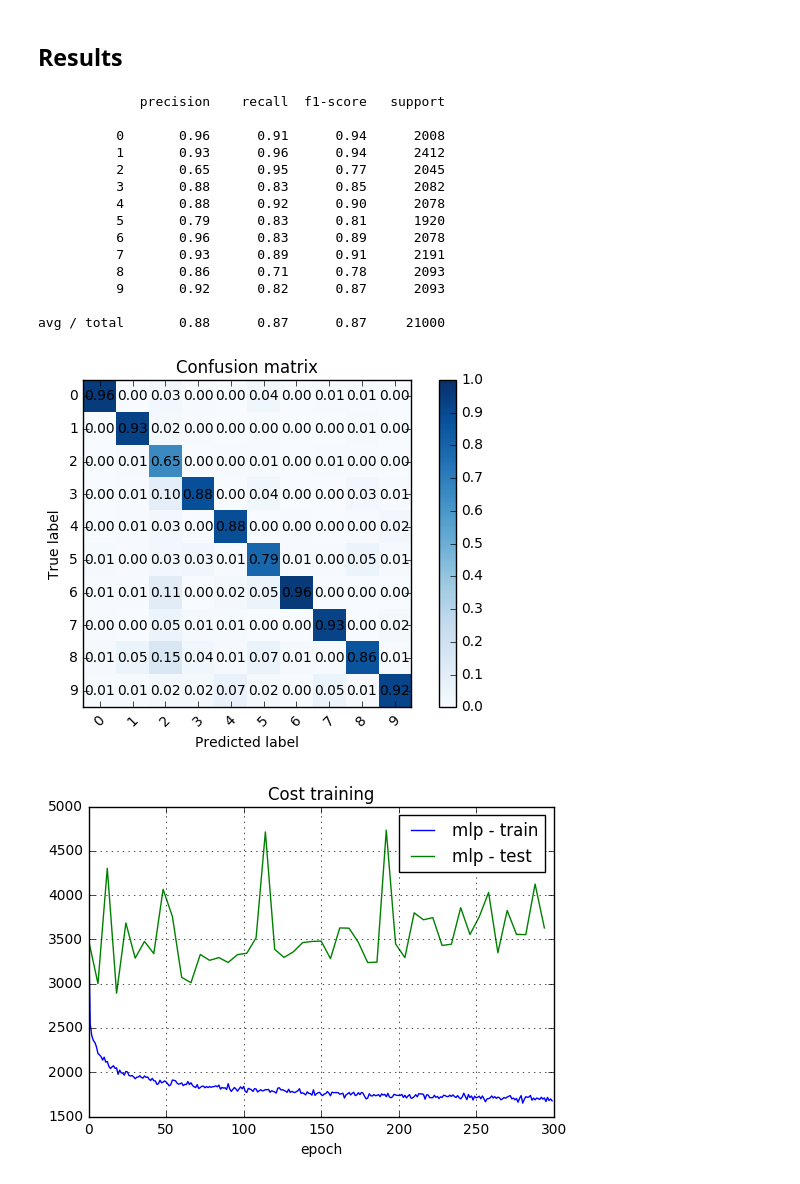
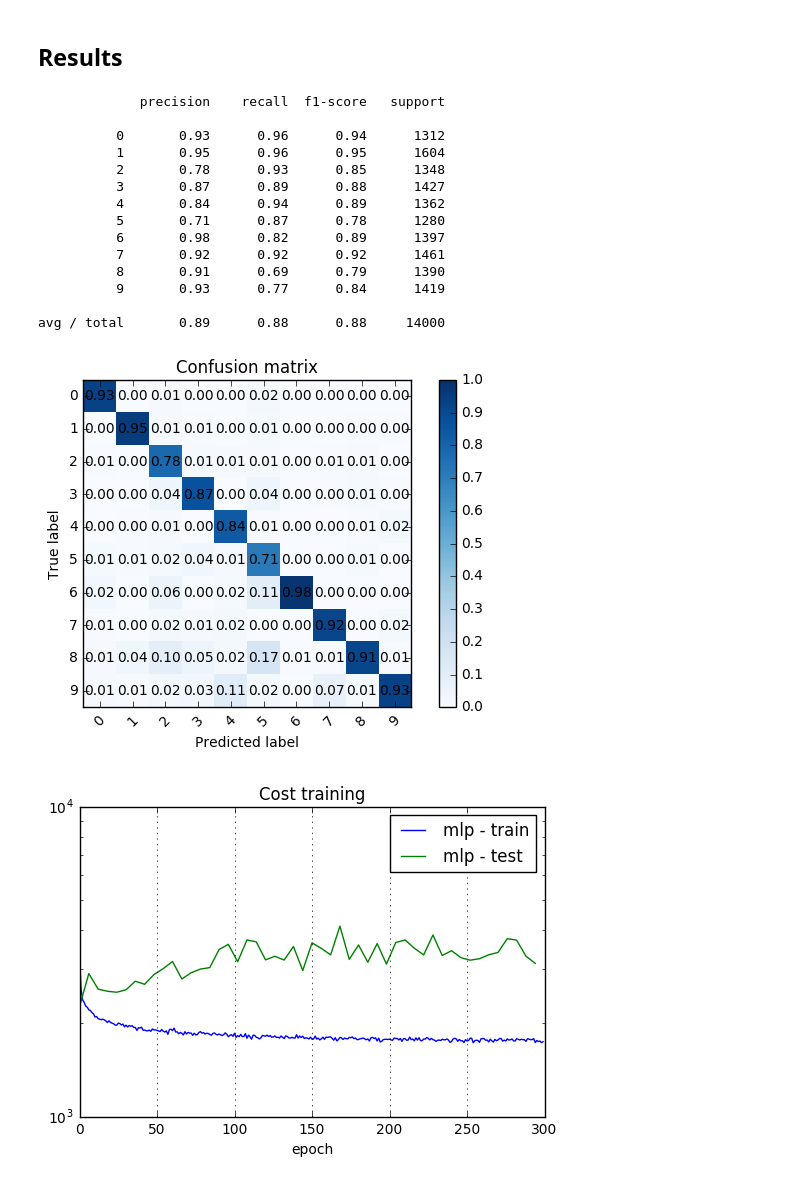
Before and after one commit to pdoren/DeepEnsemble, a Jupyter notebook: examples/mnist/main.ipynb, the cells around one changed output. Saved outputs shown, nothing was run; the diff lists cells and outputs as text; code cells hidden in the pictures.

```diff
--- a/examples/mnist/main.ipynb
+++ b/examples/mnist/main.ipynb
@@ -36,7 +36,7 @@ net1.compile()
 max_epoch = 300
 
 input_train, input_test, target_train, target_test = cross_validation.train_test_split(
-        data_input, data_target, test_size=0.3, random_state=0)
+        data_input, data_target, test_size=0.2, random_state=0)
 
 metrics = net1.fit(input_train, target_train,
                                 max_epoch=max_epoch, batch_size=32, early_stop=False)
@@ -50,27 +50,27 @@ mlp - epoch:[####################] 300/300 elapsed: 120.35[s] - left: 0.00[s]
 # %%
 %matplotlib inline
 import matplotlib.pylab as plt
 
 metrics.classification_report()
 metrics.plot_confusion_matrix()
-metrics.plot_cost(max_epoch, "Cost training")
+metrics.plot_cost(max_epoch, "Cost training", log_yscale=True)
 metrics.plot_score(max_epoch, "Accuracy training data")
 
 plt.tight_layout()
 # %% [output]
              precision    recall  f1-score   support
 
-          0       0.96      0.91      0.94      2008
-          1       0.93      0.96      0.94      2412
-          2       0.65      0.95      0.77      2045
-          3       0.88      0.83      0.85      2082
-          4       0.88      0.92      0.90      2078
-          5       0.79      0.83      0.81      1920
-          6       0.96      0.83      0.89      2078
-          7       0.93      0.89      0.91      2191
-          8       0.86      0.71      0.78      2093
-          9       0.92      0.82      0.87      2093
+          0       0.93      0.96      0.94      1312
+          1       0.95      0.96      0.95      1604
+          2       0.78      0.93      0.85      1348
+          3       0.87      0.89      0.88      1427
+          4       0.84      0.94      0.89      1362
+          5       0.71      0.87      0.78      1280
+          6       0.98      0.82      0.89      1397
+          7       0.92      0.92      0.92      1461
+          8       0.91      0.69      0.79      1390
+          9       0.93      0.77      0.84      1419
 
-avg / total       0.88      0.87      0.87     21000
+avg / total       0.89      0.88      0.88     14000
-[figure, old version]
+[figure, new version]
-[figure, old version]
+[figure, new version]
```
Also changed, not shown: parts of 2 cells of this notebook, 5 other files.
